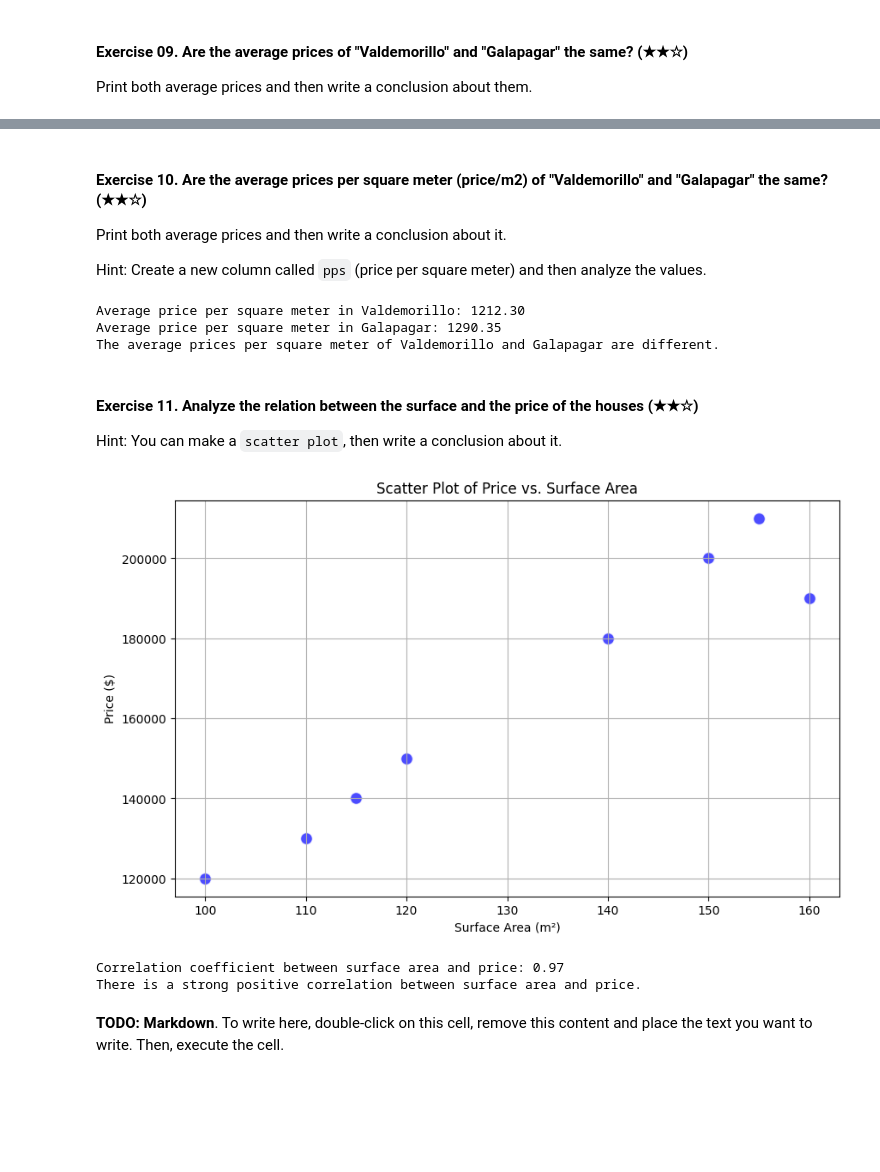
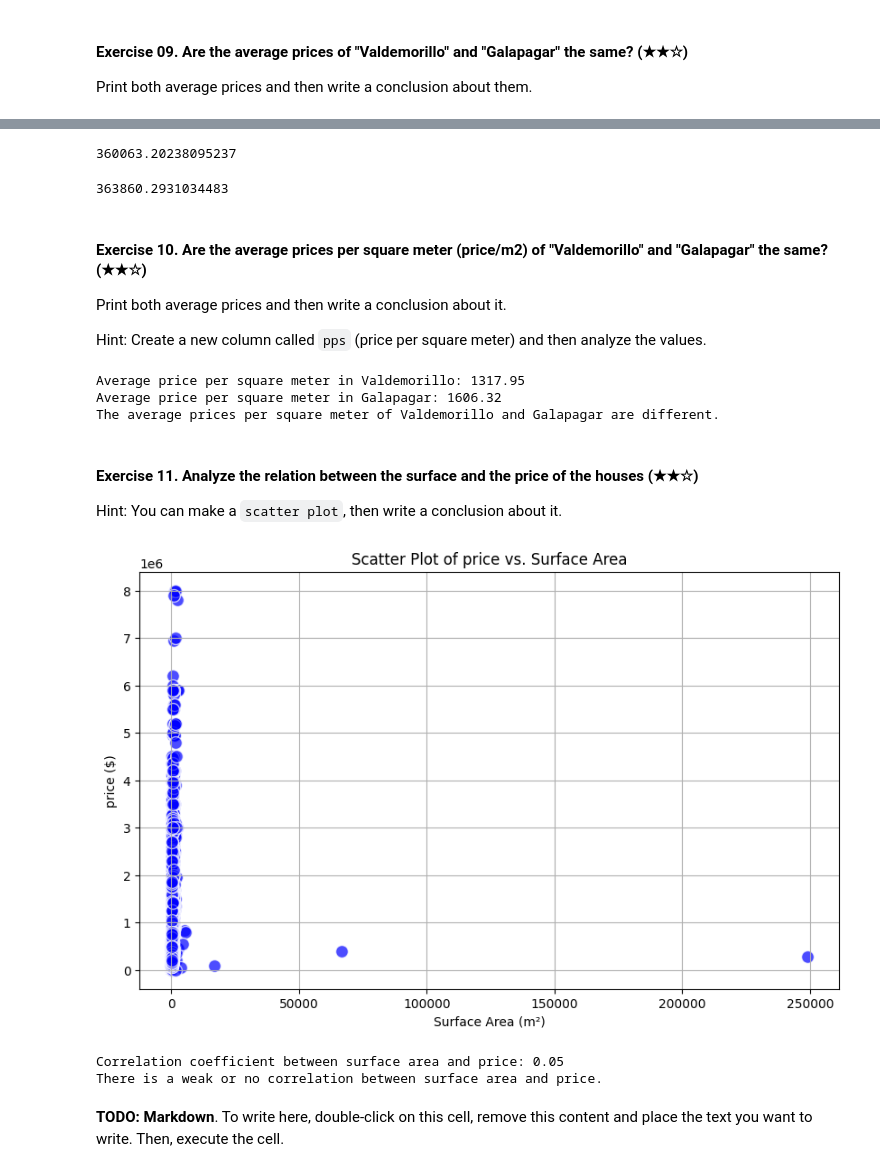
Before and after one commit to Mariarodrigues27/realestate-datacleanup-exercise, a Jupyter notebook: project.ipynb, the cells around one changed output, grey strips where cells are left out. Saved outputs shown, nothing was run; the diff lists cells and outputs as text; code cells hidden in the pictures; blank space fills up the shorter version.

```diff
--- a/project.ipynb
+++ b/project.ipynb
@@ -210,3 +191,15 @@ The average prices of Valdemorillo and Galapagar are not the same.
+# %%
+calculate_average(ds[ds['level5']=='Galapagar']['price'])
+# %% [output]
+360063.20238095237
+# %%
+# Function to calculate the average price
+def calculate_average(prices):
+    return sum(prices) / len(prices)
+
+calculate_average(ds[ds['level5']=='Valdemorillo']['price'])
+# %% [output]
+363860.2931034483
 # %% [markdown]
 #### Exercise 10. Are the average prices per square meter (price/m2) of "Valdemorillo" and "Galapagar" the same? (★★☆)
 
@@ -214,25 +207,14 @@ Print both average prices and then write a conclusion about it.
 
 Hint: Create a new column called `pps` (price per square meter) and then analyze the values.
 # %%
-# Sample data for prices and areas in Valdemorillo and Galapagar
-data = {
-    'Location': ['Valdemorillo', 'Valdemorillo', 'Valdemorillo', 'Valdemorillo',
-                 'Galapagar', 'Galapagar', 'Galapagar', 'Galapagar'],
-    'Price': [120000, 150000, 130000, 140000,
-              200000, 180000, 190000, 210000],
-    'Area_m2': [100, 120, 110, 115,
-                150, 140, 160, 155]
-}
 
-# Create a DataFrame
-df = pd.DataFrame(data)
 
 # Calculate price per square meter and add it as a new column 'pps'
-df['pps'] = df['Price'] / df['Area_m2']
+ds['pps'] = ds['price'] / ds['surface']
 
 # Separate the data for each location
-valdemorillo_pps = df[df['Location'] == 'Valdemorillo']['pps']
-galapagar_pps = df[df['Location'] == 'Galapagar']['pps']
+valdemorillo_pps = ds[ds['level5'] == 'Valdemorillo']['pps']
+galapagar_pps = ds[ds['level5'] == 'Galapagar']['pps']
 
 # Calculate the average price per square meter for each location
 average_valdemorillo_pps = valdemorillo_pps.mean()
@@ -248,8 +230,8 @@ if average_valdemorillo_pps == average_galapagar_pps:
 else:
     print("The average prices per square meter of Valdemorillo and Galapagar are different.")
 # %% [output]
-Average price per square meter in Valdemorillo: 1212.30
-Average price per square meter in Galapagar: 1290.35
+Average price per square meter in Valdemorillo: 1317.95
+Average price per square meter in Galapagar: 1606.32
 The average prices per square meter of Valdemorillo and Galapagar are different.
 # %% [markdown]
 #### Exercise 11. Analyze the relation between the surface and the price of the houses (★★☆)
@@ -258,47 +240,34 @@ Hint: You can make a `scatter plot`, then write a conclusion about it.
 # %%
 # TODO: import pandas as pd
 import matplotlib.pyplot as plt
 
-# Sample data for prices and areas in Valdemorillo and Galapagar
-data = {
-    'Location': ['Valdemorillo', 'Valdemorillo', 'Valdemorillo', 'Valdemorillo',
-                 'Galapagar', 'Galapagar', 'Galapagar', 'Galapagar'],
-    'Price': [120000, 150000, 130000, 140000,
-              200000, 180000, 190000, 210000],
-    'Area_m2': [100, 120, 110, 115,
-                150, 140, 160, 155]
-}
-
-# Create a DataFrame
-df = pd.DataFrame(data)
-
 # Create a scatter plot of Price vs. Area_m2
 plt.figure(figsize=(10, 6))
-plt.scatter(df['Area_m2'], df['Price'], color='blue', alpha=0.7, edgecolors='w', s=100)
+plt.scatter(ds['surface'], ds['price'], color='blue', alpha=0.7, edgecolors='w', s=100)
 
 # Adding titles and labels
-plt.title('Scatter Plot of Price vs. Surface Area')
+plt.title('Scatter Plot of price vs. Surface Area')
 plt.xlabel('Surface Area (m²)')
-plt.ylabel('Price ($)')
+plt.ylabel('price ($)')
 plt.grid(True)
 
 # Show the plot
 plt.show()
 
 # Analyzing the relationship
-correlation = df[['Area_m2', 'Price']].corr().iloc[0, 1]
+correlation = ds[['surface', 'price']].corr().iloc[0, 1]
 print(f"Correlation coefficient between surface area and price: {correlation:.2f}")
 
 if correlation > 0.5:
     print("There is a strong positive correlation between surface area and price.")
 elif correlation > 0.2:
     print("There is a moderate positive correlation between surface area and price.")
 else:
     print("There is a weak or no correlation between surface area and price.")
 # %% [output]
-[figure, old version]
+[figure, new version]
-Correlation coefficient between surface area and price: 0.97
-There is a strong positive correlation between surface area and price.
+Correlation coefficient between surface area and price: 0.05
+There is a weak or no correlation between surface area and price.
 # %% [markdown]
 **TODO: Markdown**. To write here, double-click on this cell, remove this content and place the text you want to write. Then, execute the cell.
 # %% [markdown]
```
Also changed, not shown: parts of 13 cells of this notebook, 1 other file.
